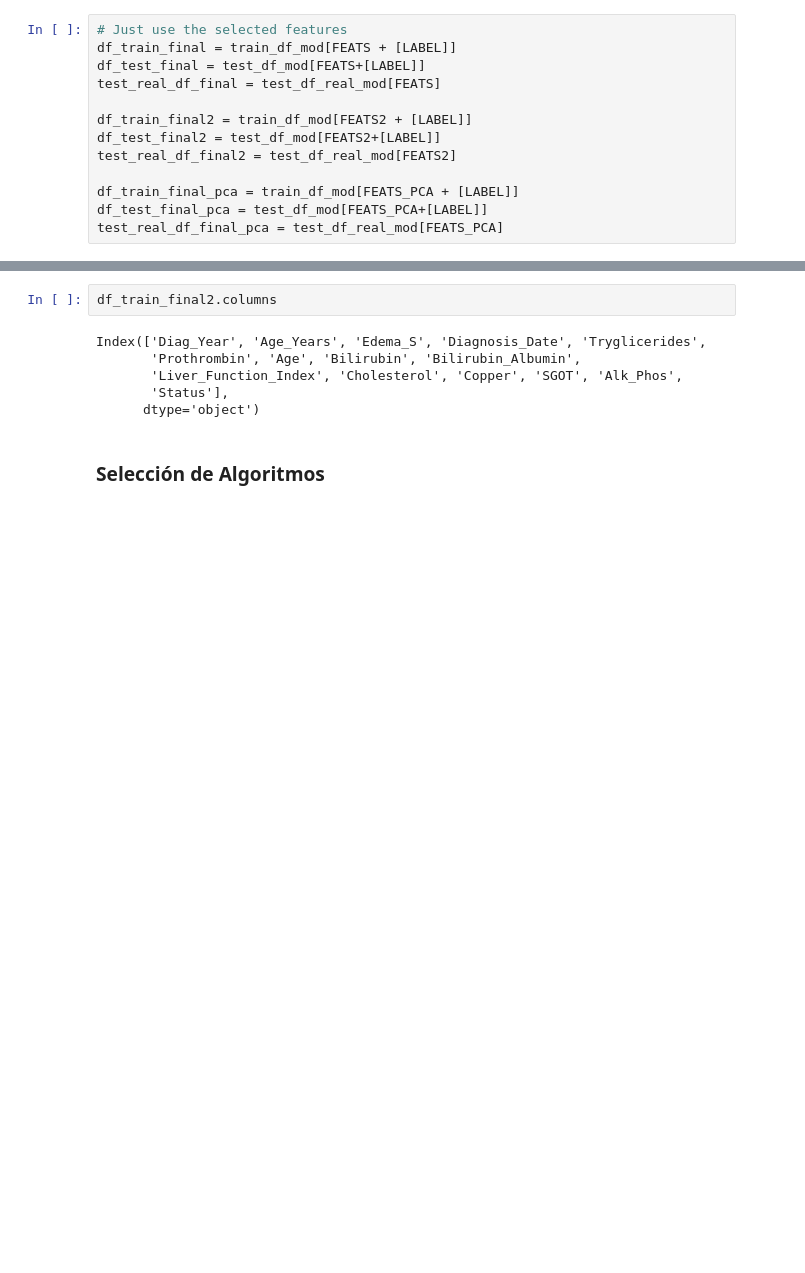
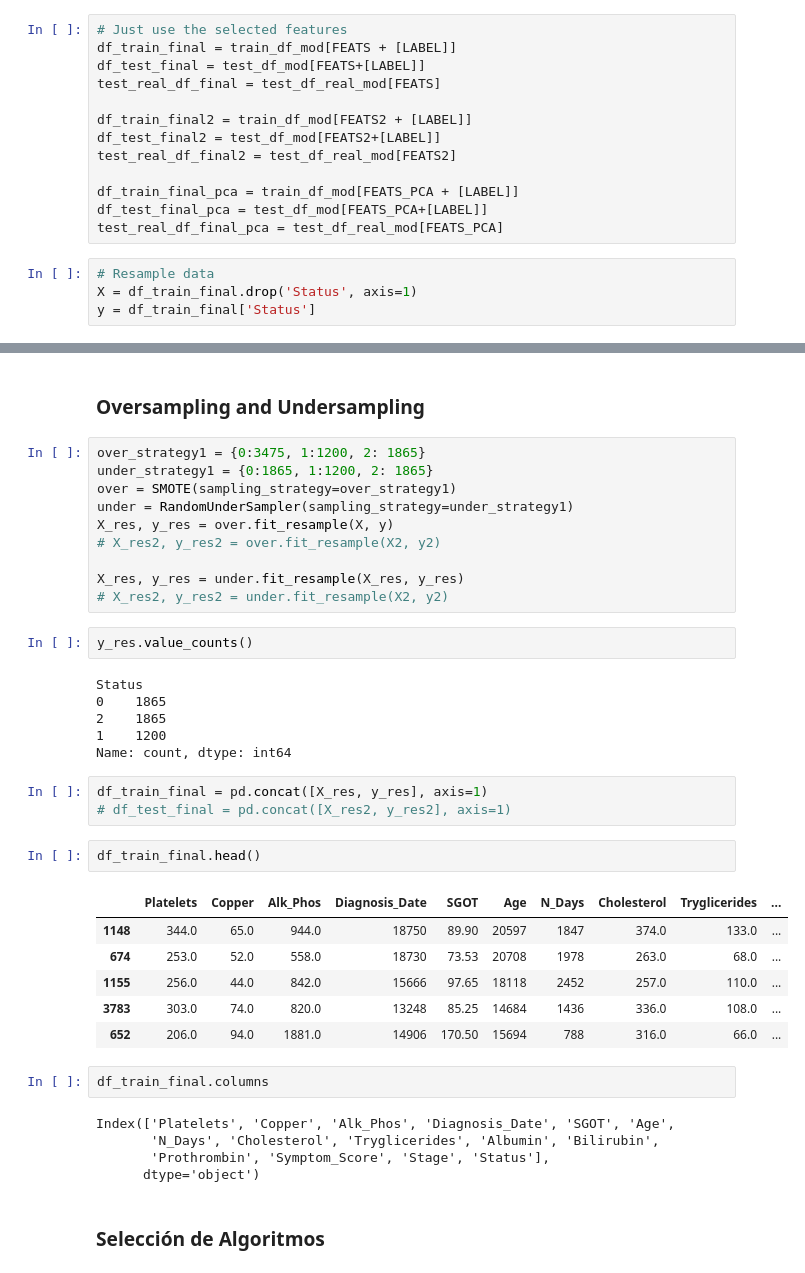
Before and after one commit to kokeitor/Multi-ClassPredictionCirrhosis, a Jupyter notebook: joseba.ipynb, the cells around one changed output, grey strips where cells are left out. Saved outputs shown, nothing was run; the diff lists cells and outputs as text; blank space fills up the shorter version.

```diff
--- a/joseba.ipynb
+++ b/joseba.ipynb
@@ -689,3 +704,7 @@ test_real_df_final2 = test_df_real_mod[FEATS2]
 df_train_final_pca = train_df_mod[FEATS_PCA + [LABEL]]
 df_test_final_pca = test_df_mod[FEATS_PCA+[LABEL]]
 test_real_df_final_pca = test_df_real_mod[FEATS_PCA]
+# %%
+# Resample data
+X = df_train_final.drop('Status', axis=1)
+y = df_train_final['Status']
@@ -692,10 +719,41 @@ test_real_df_final_pca = test_df_real_mod[FEATS_PCA]
+# %% [markdown]
+### Oversampling and Undersampling
+# %%
+over_strategy1 = {0:3475, 1:1200, 2: 1865}
+under_strategy1 = {0:1865, 1:1200, 2: 1865}
+over = SMOTE(sampling_strategy=over_strategy1)
+under = RandomUnderSampler(sampling_strategy=under_strategy1)
+X_res, y_res = over.fit_resample(X, y)
+# X_res2, y_res2 = over.fit_resample(X2, y2)
+
+X_res, y_res = under.fit_resample(X_res, y_res)
+# X_res2, y_res2 = under.fit_resample(X2, y2)
+# %%
+y_res.value_counts()
+# %% [output]
+Status
+0    1865
+2    1865
+1    1200
+Name: count, dtype: int64
+# %%
+df_train_final = pd.concat([X_res, y_res], axis=1)
+# df_test_final = pd.concat([X_res2, y_res2], axis=1)
+# %%
+df_train_final.head()
+# %% [output]
+|  | Platelets | Copper | Alk_Phos | Diagnosis_Date | SGOT | Age | N_Days | Cholesterol | Tryglicerides | ... |
+| 1148 | 344.0 | 65.0 | 944.0 | 18750 | 89.90 | 20597 | 1847 | 374.0 | 133.0 | ... |
+| 674 | 253.0 | 52.0 | 558.0 | 18730 | 73.53 | 20708 | 1978 | 263.0 | 68.0 | ... |
+| 1155 | 256.0 | 44.0 | 842.0 | 15666 | 97.65 | 18118 | 2452 | 257.0 | 110.0 | ... |
+| 3783 | 303.0 | 74.0 | 820.0 | 13248 | 85.25 | 14684 | 1436 | 336.0 | 108.0 | ... |
+| 652 | 206.0 | 94.0 | 1881.0 | 14906 | 170.50 | 15694 | 788 | 316.0 | 66.0 | ... |
 # %%
-df_train_final2.columns
+df_train_final.columns
 # %% [output]
-Index(['Diag_Year', 'Age_Years', 'Edema_S', 'Diagnosis_Date', 'Tryglicerides',
-       'Prothrombin', 'Age', 'Bilirubin', 'Bilirubin_Albumin',
-       'Liver_Function_Index', 'Cholesterol', 'Copper', 'SGOT', 'Alk_Phos',
-       'Status'],
+Index(['Platelets', 'Copper', 'Alk_Phos', 'Diagnosis_Date', 'SGOT', 'Age',
+       'N_Days', 'Cholesterol', 'Tryglicerides', 'Albumin', 'Bilirubin',
+       'Prothrombin', 'Symptom_Score', 'Stage', 'Status'],
       dtype='object')
 # %% [markdown]
 ### Selección de Algoritmos
```
Also changed, not shown: parts of 49 cells of this notebook, 2 other files.
